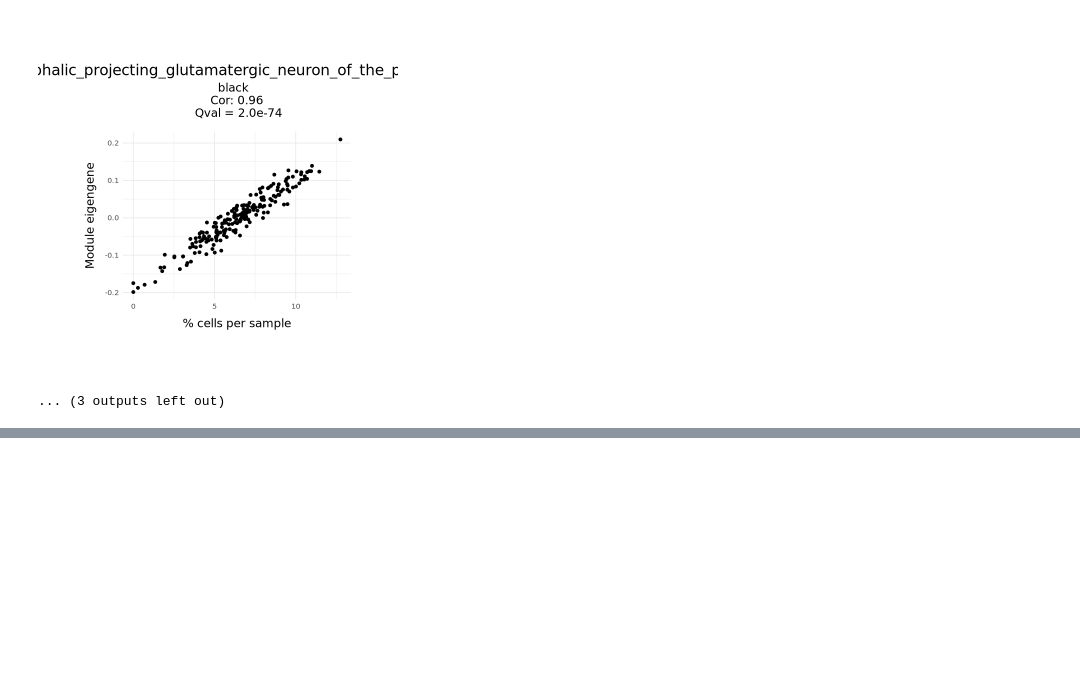
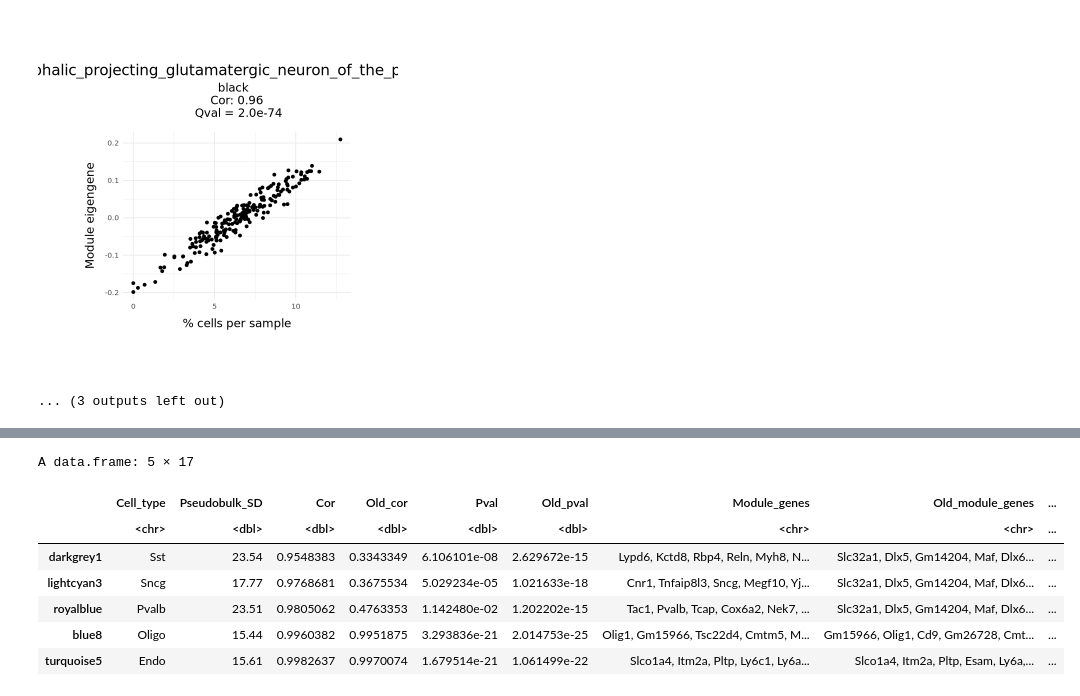
Before and after one commit to reliscu/pseudobulk_splicing_yao_2021_ACA, a Jupyter notebook: 08_plot_abundance_vs_eigengenes.ipynb, the cells around one changed output, grey strips where cells are left out. Drawn from its saved outputs; the diff is of its cells as text; code cells hidden in the pictures; blank space fills up the shorter version.

```diff
--- a/08_plot_abundance_vs_eigengenes.ipynb
+++ b/08_plot_abundance_vs_eigengenes.ipynb
@@ -142,0 +210,5 @@ plot_ctype_abundance_vs_top_qval_ME(pseudobulk_legend, top_qval_mods_df)
+# %%
+pairwise_ctype_genes <- readRDS("/mnt/lareaulab/reliscu/projects/NSF_GRFP/data/marker_genes/AI/Claude_cortical_markers_mouse.RDS")
+names(pairwise_ctype_genes) <- sapply(names(pairwise_ctype_genes), function(x) gsub(" ", "_", gsub("/", "_", x, fixed=TRUE)))
+
+top_qval_mods_df <- read.csv("data/enrichments/yao_2021_ACA_STAR_SyntheticDataset1_subclass_label_20pcntCells_25SD_200samples_mergeParam0.95_subsetCutoff8.24_Modules_Claude_marker_genes_enrichments.csv")
@@ -142,0 +223,17 @@ plot_ctype_abundance_vs_top_qval_ME(pseudobulk_legend, top_qval_mods_df)
+# %%
+network_dir <- "yao_2021_ACA_STAR_SyntheticDataset1_subclass_label_20pcntCells_25SD_200samples_mergeParam0.95_subsetCutoff8.24_Modules"
+pseudobulk_legend <- read.csv("data/SyntheticDatasets/SyntheticDataset1_subclass_label_20pcntCells_25SD_200samples_legend_09-19-54.csv")
+# %%
+ctype_genes_list <- pairwise_ctype_genes
+
+top_corr_mods_df <- get_top_corr_mods(network_dir, pseudobulk_legend, top_qval_mods_df, ctype_genes_list, mod_def)
+top_corr_mods_df %>% arrange(Old_cor)
+# %% [output]
+A data.frame: 5 × 17
+|  | Cell_type | Pseudobulk_SD | Cor | Old_cor | Pval | Old_pval | Module_genes | Old_module_genes | ... |
+|  | <chr> | <dbl> | <dbl> | <dbl> | <dbl> | <dbl> | <chr> | <chr> | ... |
+| darkgrey1 | Sst | 23.54 | 0.9548383 | 0.3343349 | 6.106101e-08 | 2.629672e-15 | Lypd6, Kctd8, Rbp4, Reln, Myh8, N... | Slc32a1, Dlx5, Gm14204, Maf, Dlx6... | ... |
+| lightcyan3 | Sncg | 17.77 | 0.9768681 | 0.3675534 | 5.029234e-05 | 1.021633e-18 | Cnr1, Tnfaip8l3, Sncg, Megf10, Yj... | Slc32a1, Dlx5, Gm14204, Maf, Dlx6... | ... |
+| royalblue | Pvalb | 23.51 | 0.9805062 | 0.4763353 | 1.142480e-02 | 1.202202e-15 | Tac1, Pvalb, Tcap, Cox6a2, Nek7, ... | Slc32a1, Dlx5, Gm14204, Maf, Dlx6... | ... |
+| blue8 | Oligo | 15.44 | 0.9960382 | 0.9951875 | 3.293836e-21 | 2.014753e-25 | Olig1, Gm15966, Tsc22d4, Cmtm5, M... | Gm15966, Olig1, Cd9, Gm26728, Cmt... | ... |
+| turquoise5 | Endo | 15.61 | 0.9982637 | 0.9970074 | 1.679514e-21 | 1.061499e-22 | Slco1a4, Itm2a, Pltp, Ly6c1, Ly6a... | Slco1a4, Itm2a, Pltp, Esam, Ly6a,... | ... |
```
Also changed, not shown: parts of 17 cells of this notebook, 4 other files.
